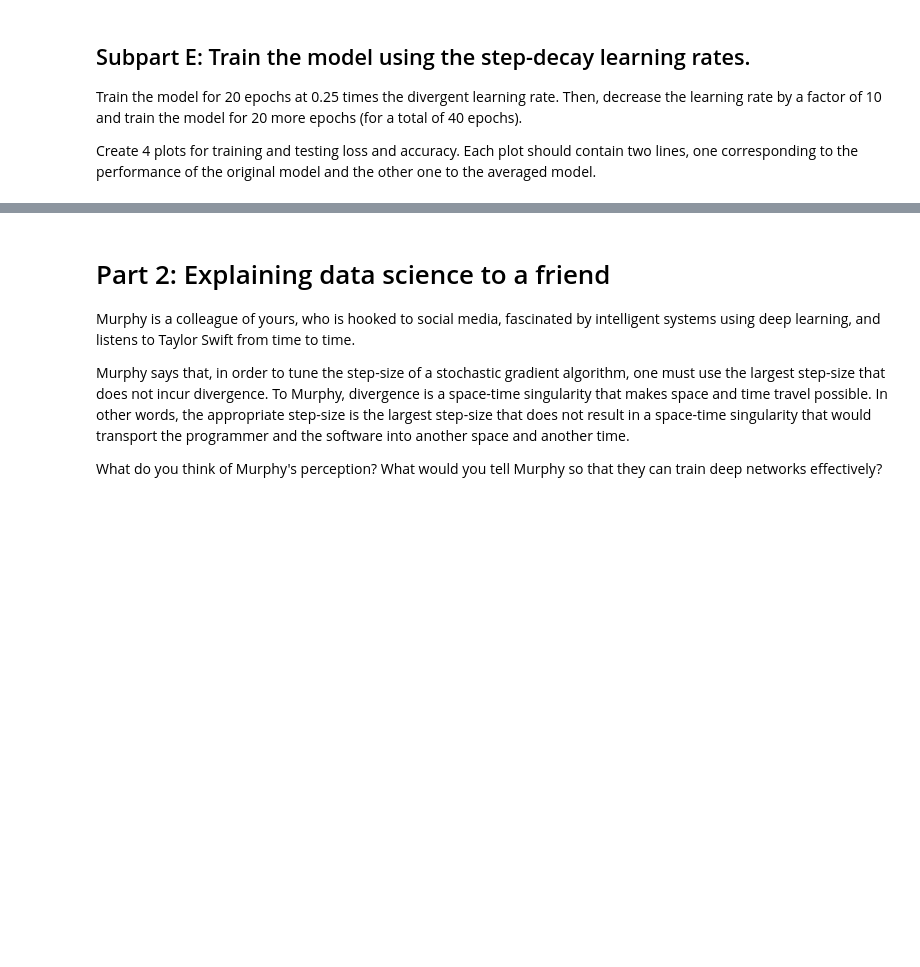
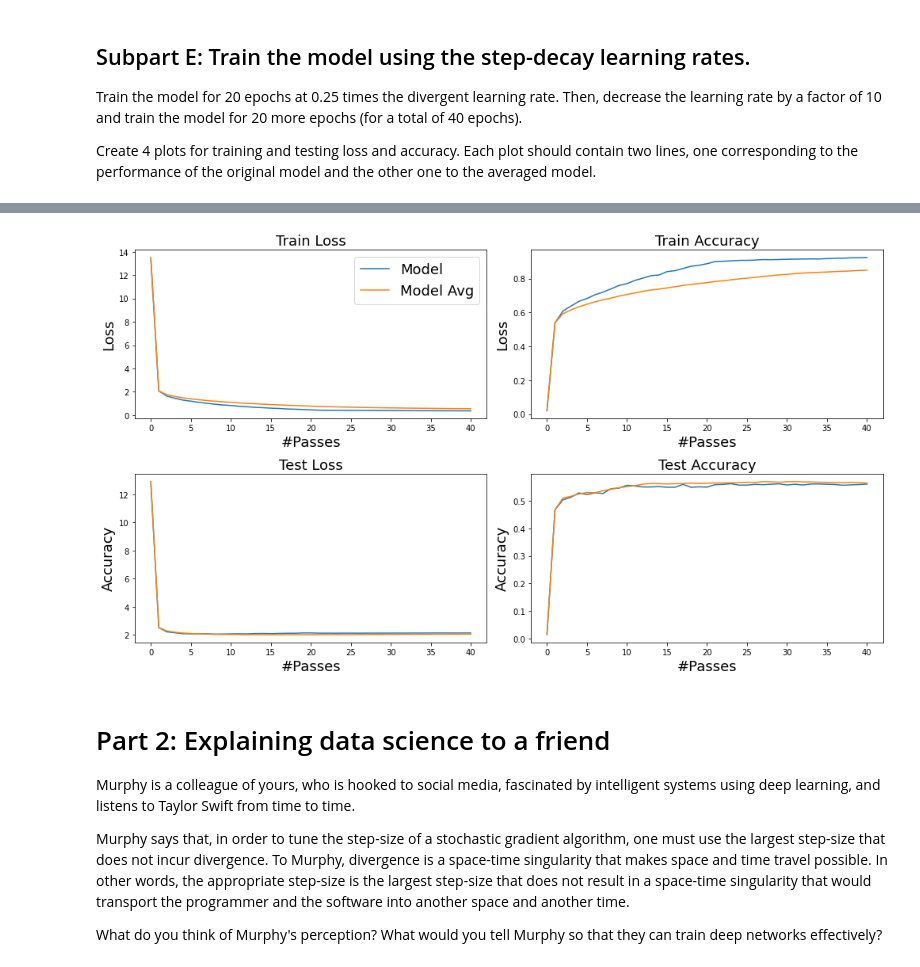
Before and after one commit to sharma-apoorv/Deep-Learning, a Jupyter notebook: Homework/5_MidtermExam/Sharma_Apoorv-DATA598_Midterm.ipynb, the cells around one changed output, grey strips where cells are left out. Drawn from its saved outputs; the diff is of its cells as text; code cells hidden in the pictures; blank space fills up the shorter version.

Commit message:
Added graphs for q1

```diff
--- a/Homework/5_MidtermExam/Sharma_Apoorv-DATA598_Midterm.ipynb
+++ b/Homework/5_MidtermExam/Sharma_Apoorv-DATA598_Midterm.ipynb
@@ -334,3 +334,30 @@ Train Loss = 0.542, Train Accuracy = 0.855, Test Loss = 2.101, Test Accuracy = 0
+# %%
+import matplotlib.pyplot as plt
+%matplotlib inline
+
+f, ax = plt.subplots(2, 2, figsize=(14, 8))
+
+ax[0, 0].set_title('Train Loss', fontsize=18)
+ax[0, 1].set_title('Train Accuracy', fontsize=18)
+ax[1, 0].set_title('Test Loss', fontsize=18)
+ax[1, 1].set_title('Test Accuracy', fontsize=18)
+
+for log_idx, logs in enumerate([logs_model, logs_model_avg]):
+    line_label = f'Model' if log_idx%2==0 else 'Model Avg'
+
+    log_idx = 0
+    for i in range(2):
+        for j in range(2):
+            ax[i, j].set_xlabel('#Passes', fontsize=18)
+            ax[i, j].set_ylabel('Loss' if i%2==0 else 'Accuracy', fontsize=18)
+            ax[i, j].plot(list(map(lambda x: x[log_idx], logs)), label=line_label)
+
+            log_idx += 1
+
+ax[0, 0].legend(fontsize=18)
+plt.tight_layout()
+# %% [output]
+[figure, added]
 # %% [markdown]
 # Part 2:  Explaining data science to a friend
 
```
Also changed, not shown: parts of 2 cells of this notebook, 3 other files.
